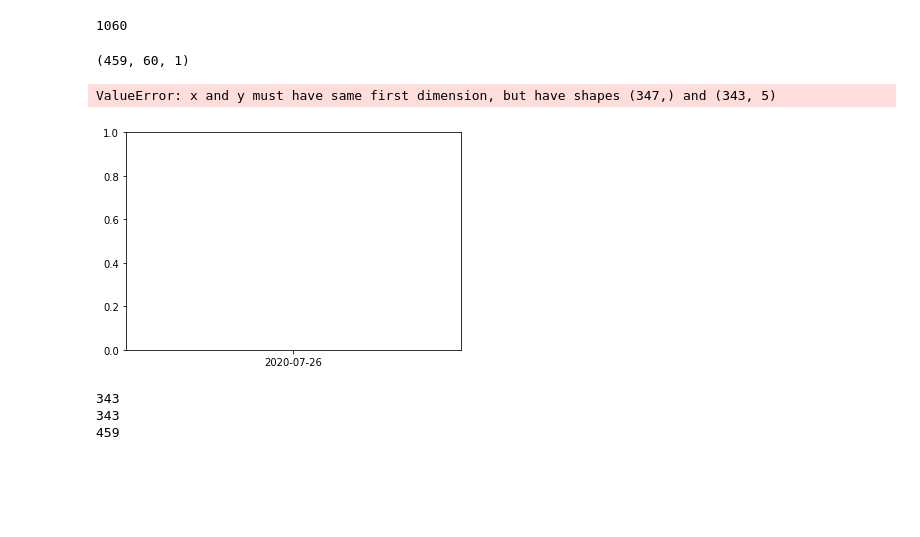
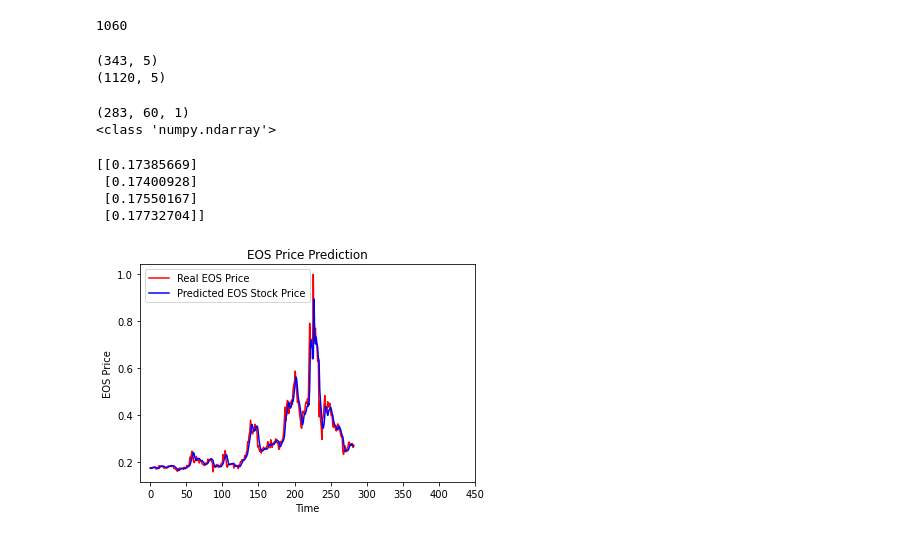
Before and after one commit to cybertraining-dsc/su21-reu-361, a Jupyter notebook: project/code/lstm.ipynb, the cells around one changed output. Cells and saved outputs as stored; diff of their text form; code cells hidden in the pictures; blank space fills up the shorter version.

```diff
--- a/project/code/lstm.ipynb
+++ b/project/code/lstm.ipynb
@@ -183,42 +183,57 @@ inputs = dataset_total[0:len(dataset_total) - len(test_set_scaled) - 60,:]
 len(inputs)
 # %% [output]
 1060
+# %%
+print(test_set_scaled.shape)
+print(training_set_scaled.shape)
+# %% [output]
+(343, 5)
+(1120, 5)
 # %%
 inputs = inputs.reshape(-1,1)
 # inputs = sc.transform(inputs)
 X_test = []
-for i in range(60, 519):
-    X_test.append(inputs[i-60:i, 0])
-X_test = np.array(X_test)
+y_test = []
+for i in range(60, 343):
+    X_test.append(test_set_scaled[i-60:i, 0])
+    y_test.append(test_set_scaled[i, 0])
+X_test, y_test = np.array(X_test), np.array(y_test)
+
+# X_train = np.reshape(X_train, (X_train.shape[0], X_train.shape[1], 1))
+# X_test = np.array(X_test)
 X_test = np.reshape(X_test, (X_test.shape[0], X_test.shape[1], 1))
 
 print(X_test.shape)
+print(type(test_set_scaled))
 # (459, 60, 1)
 # %% [output]
-(459, 60, 1)
+(283, 60, 1)
+<class 'numpy.ndarray'>
 # %%
 predicted_stock_price = model.predict(X_test)
 # predicted_stock_price = sc.inverse_transform(predicted_stock_price)
+# %%
+print(predicted_stock_price[1:5,:])
+# %% [output]
+[[0.17385669]
+ [0.17400928]
+ [0.17550167]
+ [0.17732704]]
 # %%
 # Visualising the results
-plt.plot(df.loc[1121:,"Date"],test_set_scaled, color = 'red',
+# plt.plot(df.loc[1170:,"Date"],y_test, color = 'red',
+# label = 'Real EOS Price')
+plt.plot(range(0,len(y_test)),y_test, color = 'red',
 label = 'Real EOS Price')
-plt.plot(df.loc[1117:, "Date"],predicted_stock_price, color = 'blue',
+# plt.plot(df.loc[1009:, "Date"],predicted_stock_price, color = 'blue',
+# label = 'Predicted EOS Stock Price')
+plt.plot(range(0,len(predicted_stock_price)),predicted_stock_price, color = 'blue',
 label = 'Predicted EOS Stock Price')
 plt.xticks(np.arange(0,459,50))
 plt.title('EOS Price Prediction')
 plt.xlabel('Time')
 plt.ylabel('EOS Price')
 plt.legend()
 plt.show()
 # %% [output]
-ValueError: x and y must have same first dimension, but have shapes (347,) and (343, 5)
-[figure, old version]
+[figure, new version]
-# %%
-print(len(test_set_scaled))
-print(len(test_set))
-print(len(predicted_stock_price))
-# %% [output]
-343
-343
-459
```
Also changed, not shown: parts of 4 cells of this notebook.
